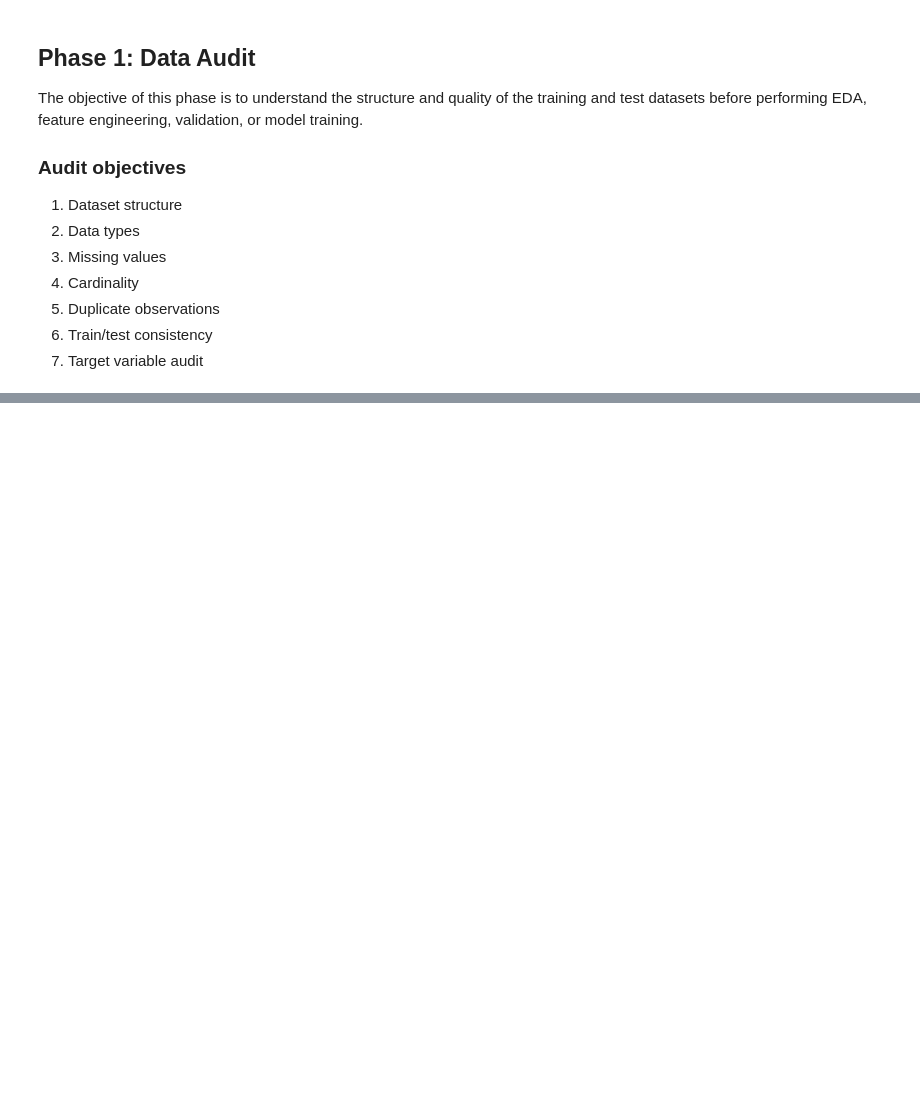
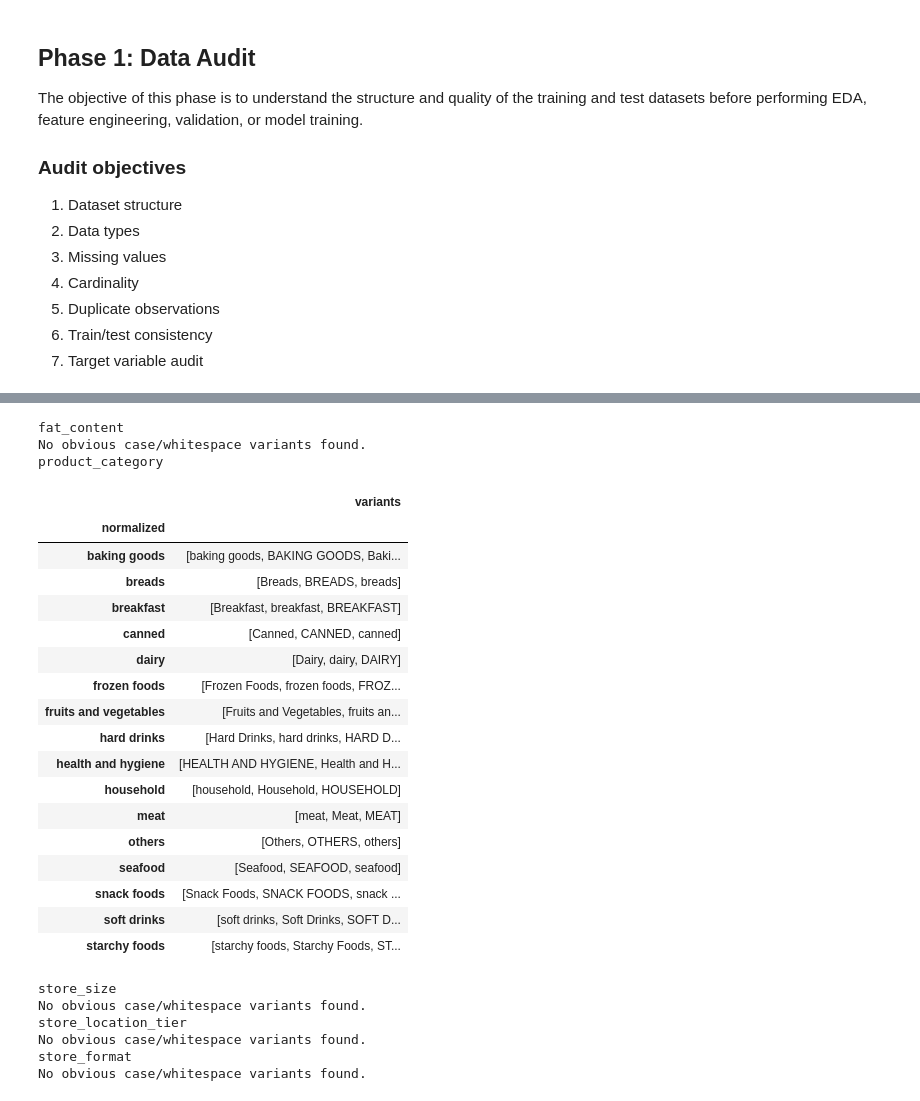
Before and after one commit to Successdada/DSN-26, a Jupyter notebook: Notebooks/data_audit.ipynb, the cells around one changed output, grey strips where cells are left out. Drawn from its saved outputs; the diff is of its cells as text; code cells hidden in the pictures; blank space fills up the shorter version.

```diff
--- a/Notebooks/data_audit.ipynb
+++ b/Notebooks/data_audit.ipynb
@@ -344,0 +287,60 @@ Dataset Contract Passed.
+# %%
+# Check for possible whitespace/case inconsistencies
+
+for col in [
+    "fat_content",
+    "product_category",
+    "store_size",
+    "store_location_tier",
+    "store_format",
+]:
+    values = pd.concat(
+        [train[col], test[col]],
+        ignore_index=True
+    ).dropna().astype(str)
+
+    normalized = values.str.strip().str.lower()
+
+    variants = pd.DataFrame({
+        "raw": values,
+        "normalized": normalized
+    }).drop_duplicates()
+
+    grouped = variants.groupby("normalized")["raw"].agg(list)
+
+    inconsistent = grouped[grouped.str.len() > 1]
+
+    print(f"{col}")
+
+    if len(inconsistent) == 0:
+        print("No obvious case/whitespace variants found.")
+    else:
+        display(inconsistent.to_frame("variants"))
+# %% [output]
+fat_content
+No obvious case/whitespace variants found.
+product_category
+|  | variants |
+| normalized |  |
+| baking goods | [baking goods, BAKING GOODS, Baki... |
+| breads | [Breads, BREADS, breads] |
+| breakfast | [Breakfast, breakfast, BREAKFAST] |
+| canned | [Canned, CANNED, canned] |
+| dairy | [Dairy, dairy, DAIRY] |
+| frozen foods | [Frozen Foods, frozen foods, FROZ... |
+| fruits and vegetables | [Fruits and Vegetables, fruits an... |
+| hard drinks | [Hard Drinks, hard drinks, HARD D... |
+| health and hygiene | [HEALTH AND HYGIENE, Health and H... |
+| household | [household, Household, HOUSEHOLD] |
+| meat | [meat, Meat, MEAT] |
+| others | [Others, OTHERS, others] |
+| seafood | [Seafood, SEAFOOD, seafood] |
+| snack foods | [Snack Foods, SNACK FOODS, snack ... |
+| soft drinks | [soft drinks, Soft Drinks, SOFT D... |
+| starchy foods | [starchy foods, Starchy Foods, ST... |
+store_size
+No obvious case/whitespace variants found.
+store_location_tier
+No obvious case/whitespace variants found.
+store_format
+No obvious case/whitespace variants found.
```
Also changed, not shown: parts of 21 cells of this notebook.
